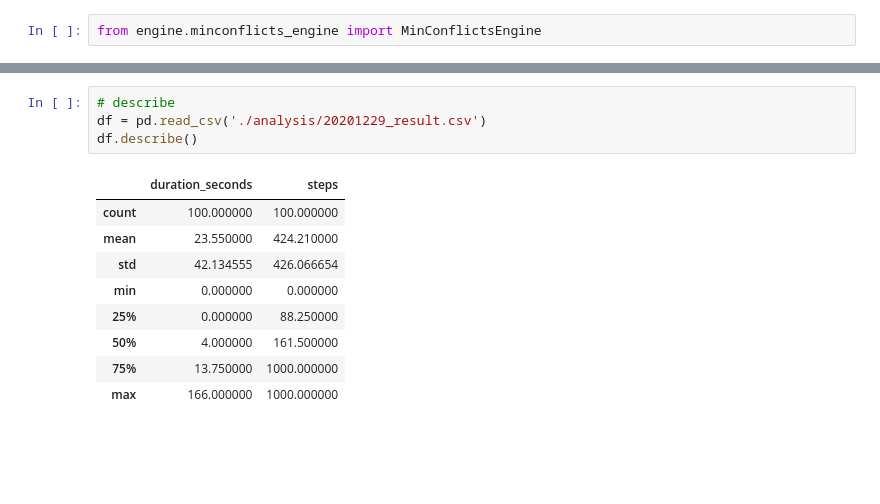
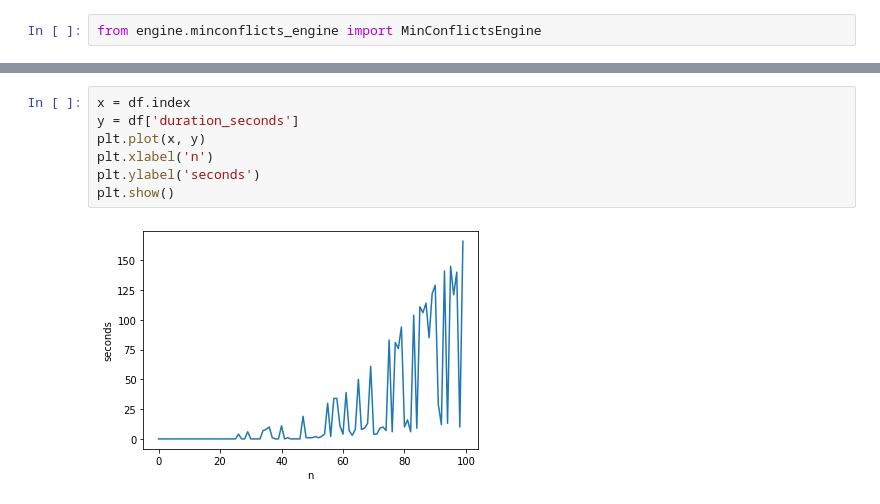
Before and after one commit to k-kondo-s/eight-queen, a Jupyter notebook: analysis.ipynb, the cells around one changed output, grey strips where cells are left out. Cells and saved outputs as stored; diff of their text form; blank space fills up the shorter version.

```diff
--- a/analysis.ipynb
+++ b/analysis.ipynb
@@ -69,14 +71,9 @@ total_duration_seconds: 2395
-# %%
-# describe
-df = pd.read_csv('./analysis/20201229_result.csv')
-df.describe()
-# %% [output]
-|  | duration_seconds | steps |
-| count | 100.000000 | 100.000000 |
-| mean | 23.550000 | 424.210000 |
-| std | 42.134555 | 426.066654 |
-| min | 0.000000 | 0.000000 |
-| 25% | 0.000000 | 88.250000 |
-| 50% | 4.000000 | 161.500000 |
-| 75% | 13.750000 | 1000.000000 |
-| max | 166.000000 | 1000.000000 |
+# %%
+x = df.index
+y = df['duration_seconds']
+plt.plot(x, y)
+plt.xlabel('n')
+plt.ylabel('seconds')
+plt.show()
+# %% [output]
+[figure, added]
```
Also changed, not shown: parts of 5 cells of this notebook, 4 other files.
